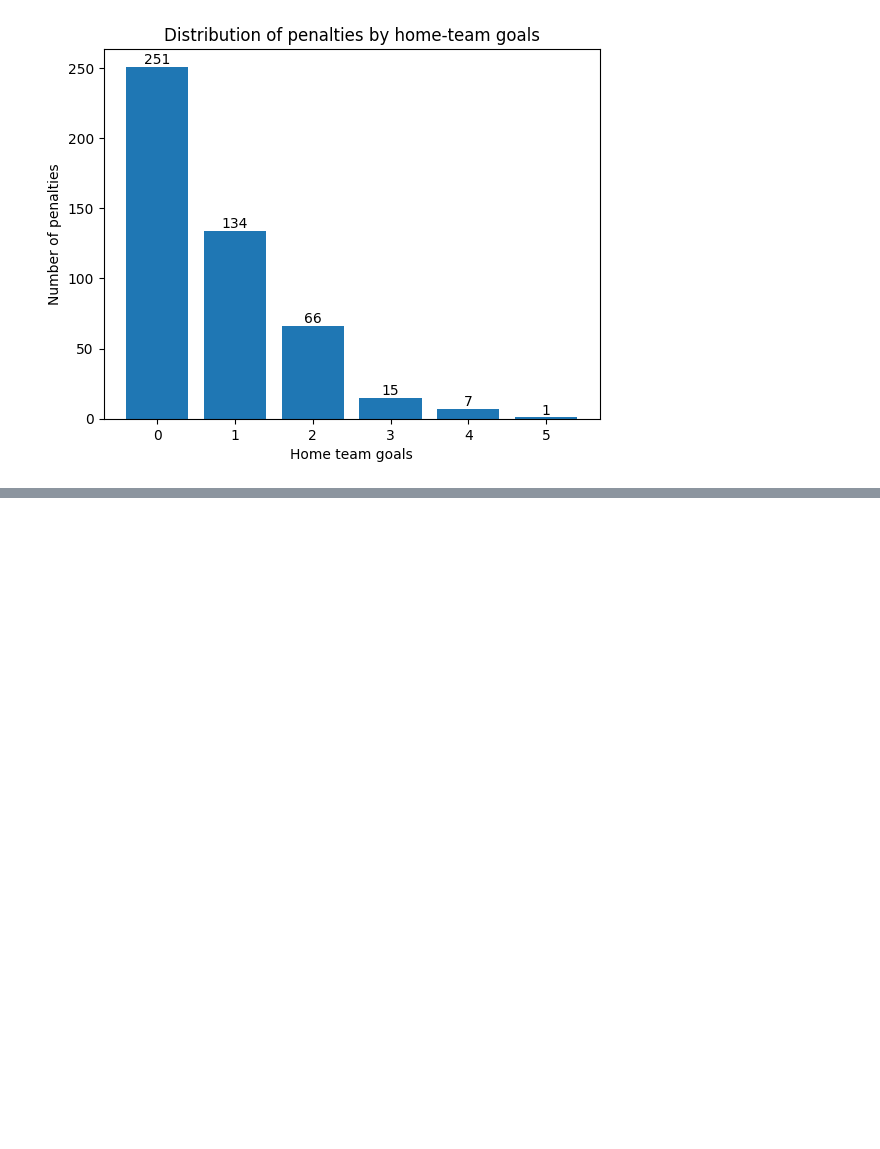
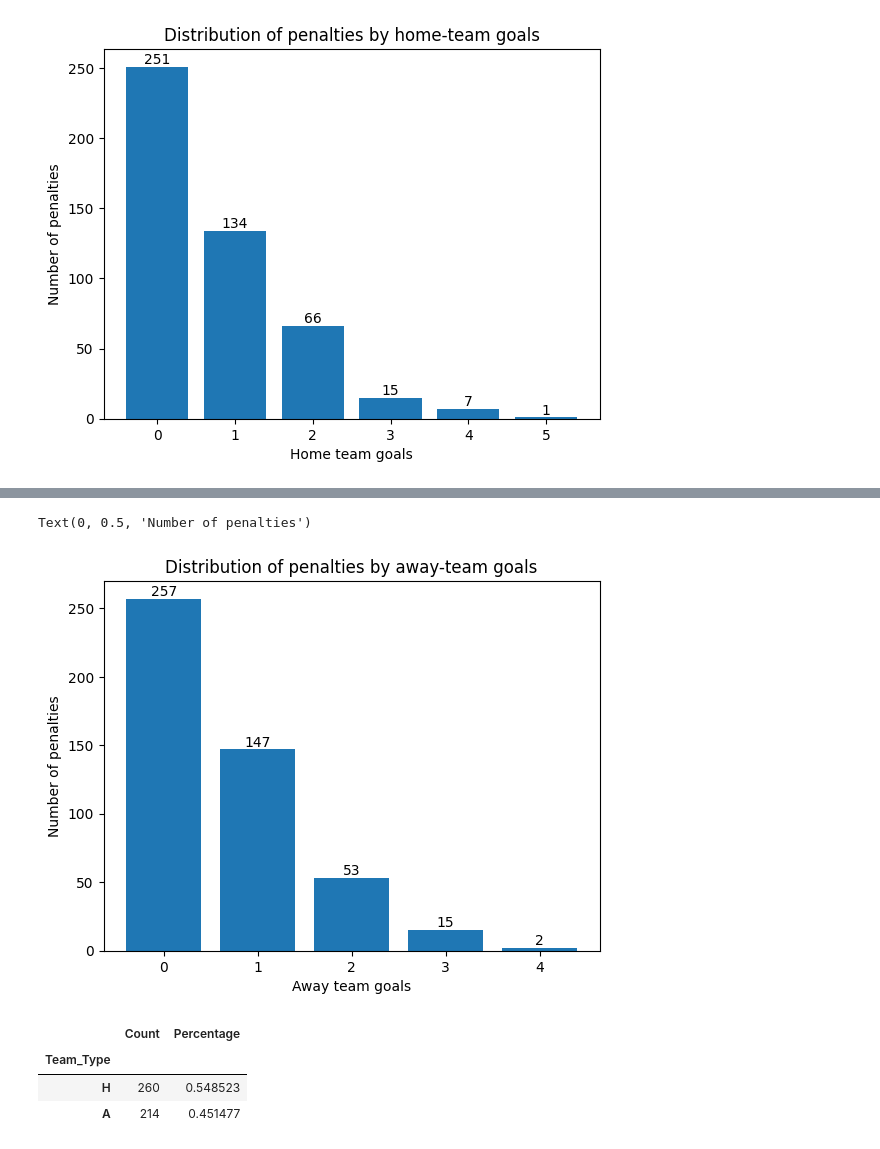
Before and after one commit to praavar0302-boop/penalty-kick-game-theory, a Jupyter notebook: 02_EDA.ipynb, the cells around one changed output, grey strips where cells are left out. Cells and saved outputs as stored; diff of their text form; code cells hidden in the pictures; blank space fills up the shorter version.

```diff
--- a/02_EDA.ipynb
+++ b/02_EDA.ipynb
@@ -18,7 +18,7 @@ import pandas as pd
 import numpy as np
 import matplotlib.pyplot as plt
 # %%
-df = pd.read_csv("/Users/praavars/FSFM/Penalty Kick/data/cleaned_penalty_data.csv")
+df = pd.read_csv("data/cleaned_penalty_data.csv")
 df.shape
 # %% [output]
 (474, 12)
@@ -269,0 +271,6 @@ Text(0, 0.5, 'Number of penalties')
+# %%
+Away_Goal_Value_Table = pd.DataFrame({
+    "Count": df["Away_Goals"].value_counts()
+})
+
+Away_Goal_Value_Table
@@ -269,0 +297,24 @@ Text(0, 0.5, 'Number of penalties')
+# %%
+fig_AG, ax_AG = plt.subplots()
+
+bars = ax_AG.bar(x = Away_Goal_Value_Table.index, height = Away_Goal_Value_Table["Count"])
+ax_AG.bar_label(bars)
+
+ax_AG.set_title("Distribution of penalties by away-team goals")
+ax_AG.set_xlabel("Away team goals")
+ax_AG.set_ylabel("Number of penalties")
+# %% [output]
+Text(0, 0.5, 'Number of penalties')
+[figure, added]
+# %%
+Team_Type_Table = pd.DataFrame({
+    "Count": df["Team_Type"].value_counts(),
+    "Percentage": df["Team_Type"].value_counts(normalize=True)
+})
+
+Team_Type_Table
+# %% [output]
+|  | Count | Percentage |
+| Team_Type |  |  |
+| H | 260 | 0.548523 |
+| A | 214 | 0.451477 |
```
Also changed, not shown: parts of 4 cells of this notebook, 1 other file.
